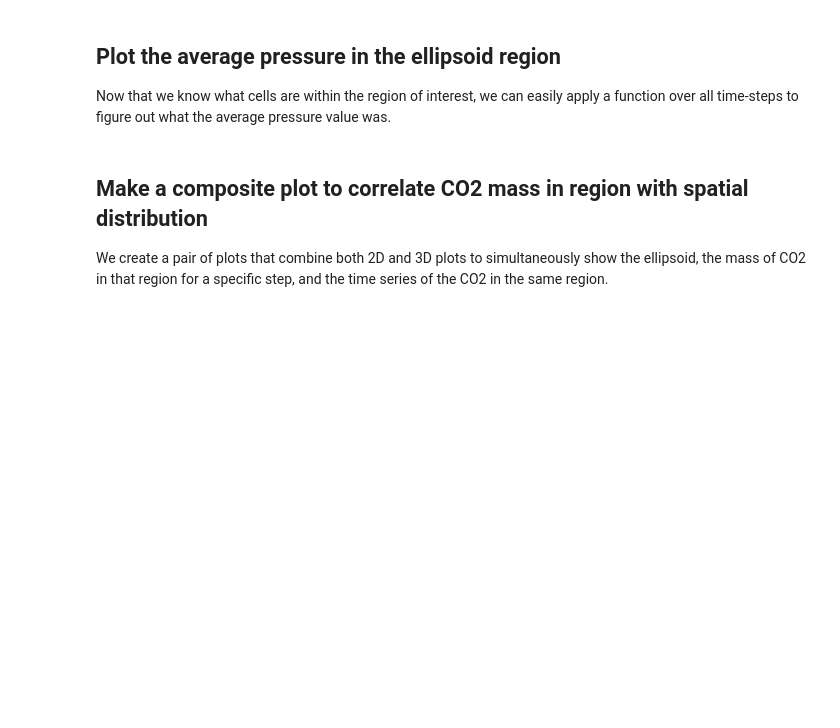
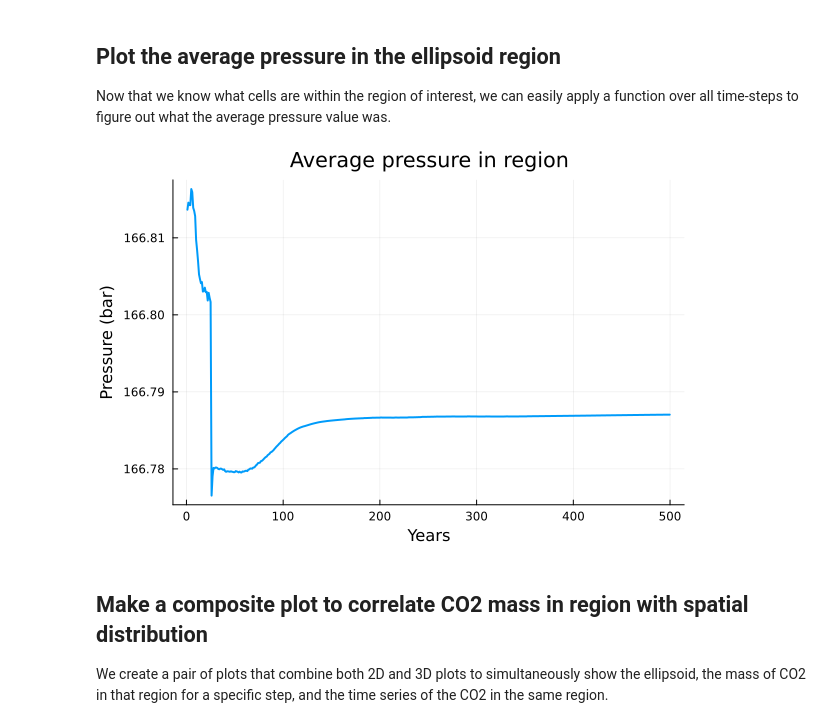
Before and after one commit to turquoisedragon2926/SLIM-tutorials, a Jupyter notebook: 04-Intro-Jutul/co2_sloped.ipynb, the cells around one changed output. Saved outputs shown, nothing was run; the diff lists cells and outputs as text; code cells hidden in the pictures; blank space fills up the shorter version.

```diff
--- a/04-Intro-Jutul/co2_sloped.ipynb
+++ b/04-Intro-Jutul/co2_sloped.ipynb
@@ -400,17 +720,38 @@ Now that we know what cells are within the region of interest, we can easily
 apply a function over all time-steps to figure out what the average pressure
 value was.
 # %%
+# using Statistics
+# p_avg = map(
+#     state -> mean(state[:Pressure][is_inside])./bar,
+#     states
+# )
+# lines(t./yr, p_avg,
+#     axis = (
+#         title = "Average pressure in region",
+#         xlabel = "Years", ylabel = "Pressure (bar)"
+#     )
+# )
+
 using Statistics
+using Plots
+
+# Calculate the average pressure in the region for each state
 p_avg = map(
-    state -> mean(state[:Pressure][is_inside])./bar,
+    state -> mean(state[:Pressure][is_inside]) / bar,
     states
 )
-lines(t./yr, p_avg,
-    axis = (
-        title = "Average pressure in region",
-        xlabel = "Years", ylabel = "Pressure (bar)"
-    )
+
+# Plot the average pressure over time
+plot(
+    t ./ yr, p_avg,
+    label = "",
+    xlabel = "Years",
+    ylabel = "Pressure (bar)",
+    title = "Average pressure in region",
+    linewidth = 2
 )
+# %% [output]
+[figure, added]
 # %% [markdown]
 ## Make a composite plot to correlate CO2 mass in region with spatial distribution
 We create a pair of plots that combine both 2D and 3D plots to simultaneously
```
Also changed, not shown: parts of 28 cells of this notebook, 2 other files.
